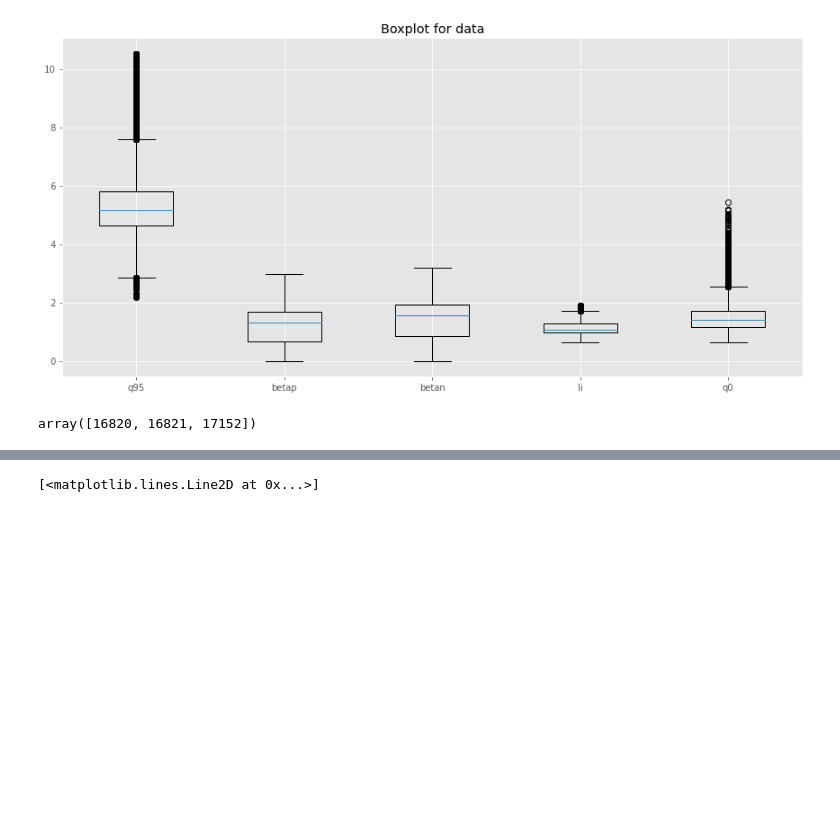
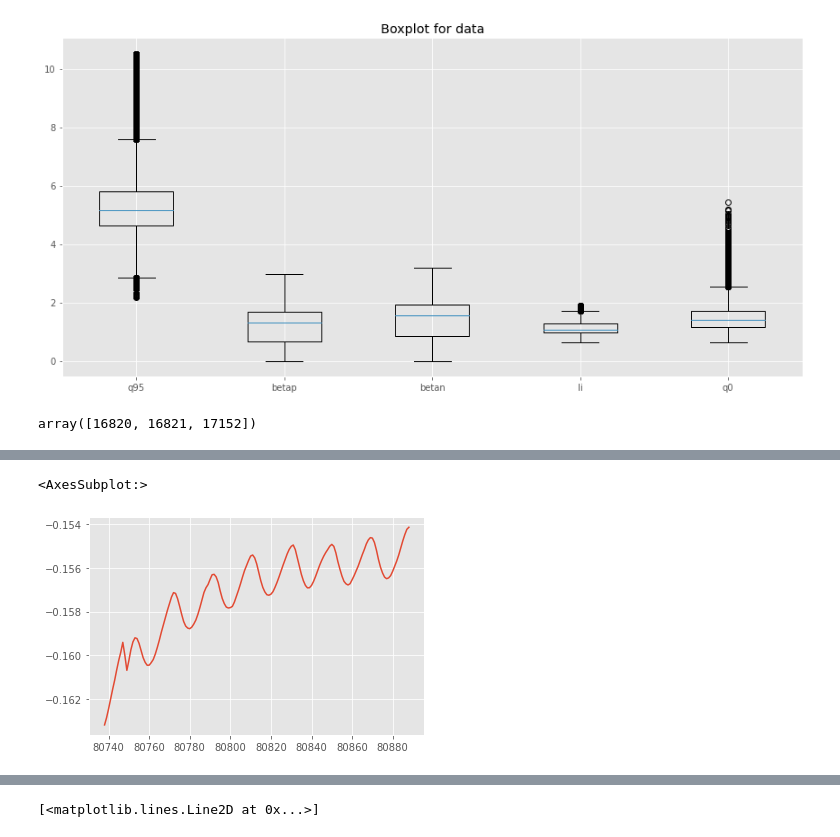
Before and after one commit to ZINZINBIN/Tokamak-Plasma-Operation-Control-based-on-RL, a Jupyter notebook: EDA.ipynb, the cells around one changed output, grey strips where cells are left out. Cells and saved outputs as stored; diff of their text form; code cells hidden in the pictures; blank space fills up the shorter version.

```diff
--- a/EDA.ipynb
+++ b/EDA.ipynb
@@ -1005,3 +1005,8 @@ ctrl_diff_scaled[cols_control].describe()
 | 50% | 2.435400e-07 | 1.991926e-07 | 5.544416e-08 | -0.000121 | 2.861589e-06 | 2.521546e-05 | 0.000000 | 1.640870e-05 | 0.000020 | 0.000000 | ... |
 | 75% | 1.731327e-04 | 1.090717e-04 | 1.362733e-06 | 0.000739 | 1.193669e-04 | 6.772544e-04 | 0.000000 | 2.890153e-04 | 0.001724 | 0.000424 | ... |
 | max | 1.006219e+00 | 1.248549e+00 | 1.658853e+00 | 5.996931 | 5.965001e+00 | 5.798011e+00 | 20.414040 | 2.498441e+01 | 6.292876 | 167.200478 | ... |
+# %%
+df_scaled[df_scaled.shot == 21747]['\\nb11_pnb'].plot()
+# %% [output]
+<AxesSubplot:>
+[figure, added]
```
Also changed, not shown: parts of 2 cells of this notebook, 30 other files.
